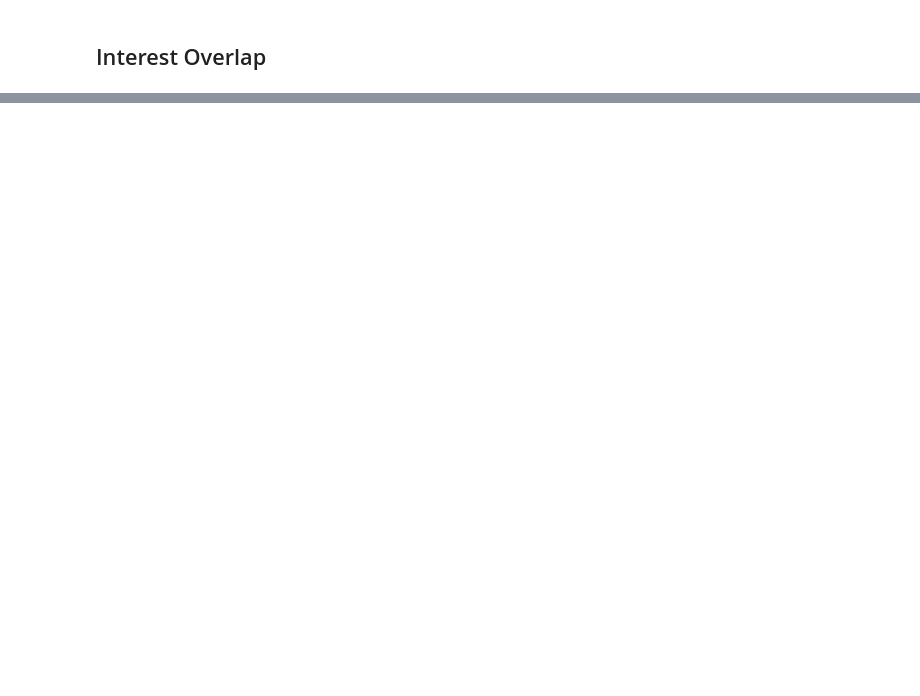
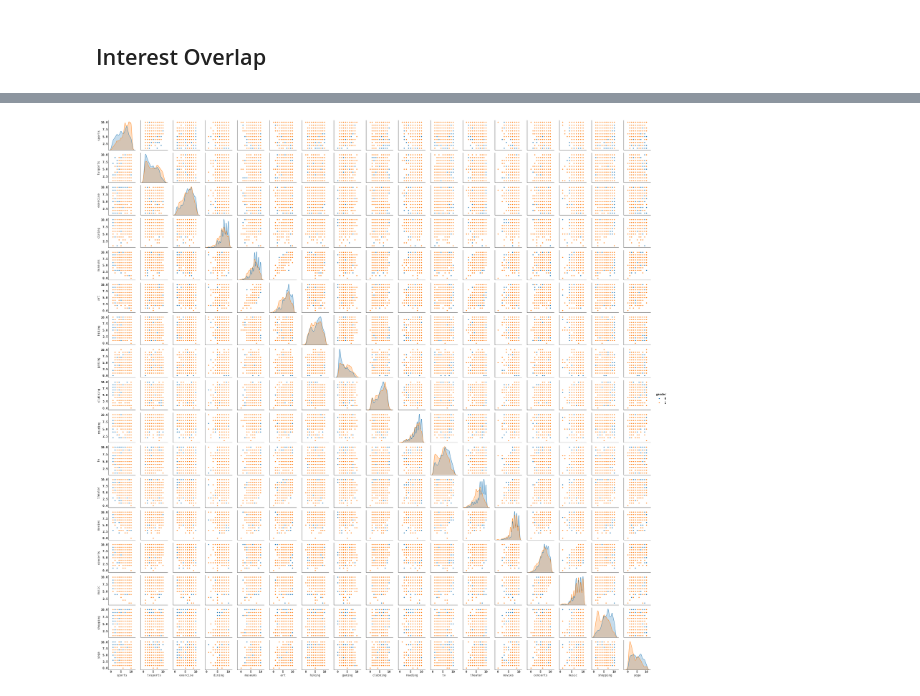
Before and after one commit to dtheo91/DataLiteracyPractical, a Jupyter notebook: EDA/Analysis.ipynb, the cells around one changed output, grey strips where cells are left out. Cells and saved outputs as stored; diff of their text form; code cells hidden in the pictures; blank space fills up the shorter version.

```diff
--- a/EDA/Analysis.ipynb
+++ b/EDA/Analysis.ipynb
@@ -196,2 +187,7 @@ plt.show()
 # %% [markdown]
 ## Interest Overlap
+# %%
+interests = df.iloc[:, 50:67]
+interests["gender"] = df["gender"]
+# %%
+interests_clean = interests.dropna()
@@ -197,0 +206,3 @@ plt.show()
+# %%
+interests_clean = interests_clean[(interests_clean["gaming"] <= 10)]
+interests_clean = interests_clean[(interests_clean["reading"] <= 10)]
@@ -197,0 +248,4 @@ plt.show()
+# %%
+g = sns.pairplot(interests_clean, hue="gender")
+# %% [output]
+[figure, added]
```
Also changed, not shown: parts of 8 cells of this notebook, 4 other files.
